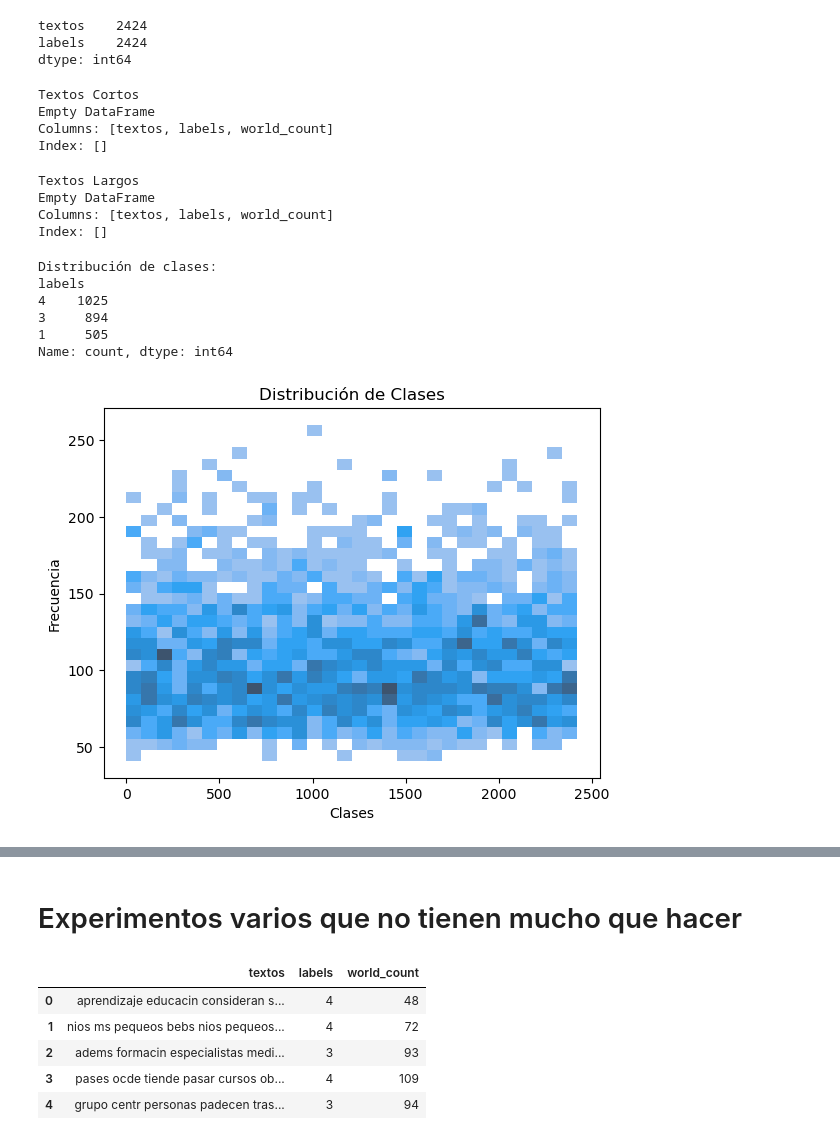
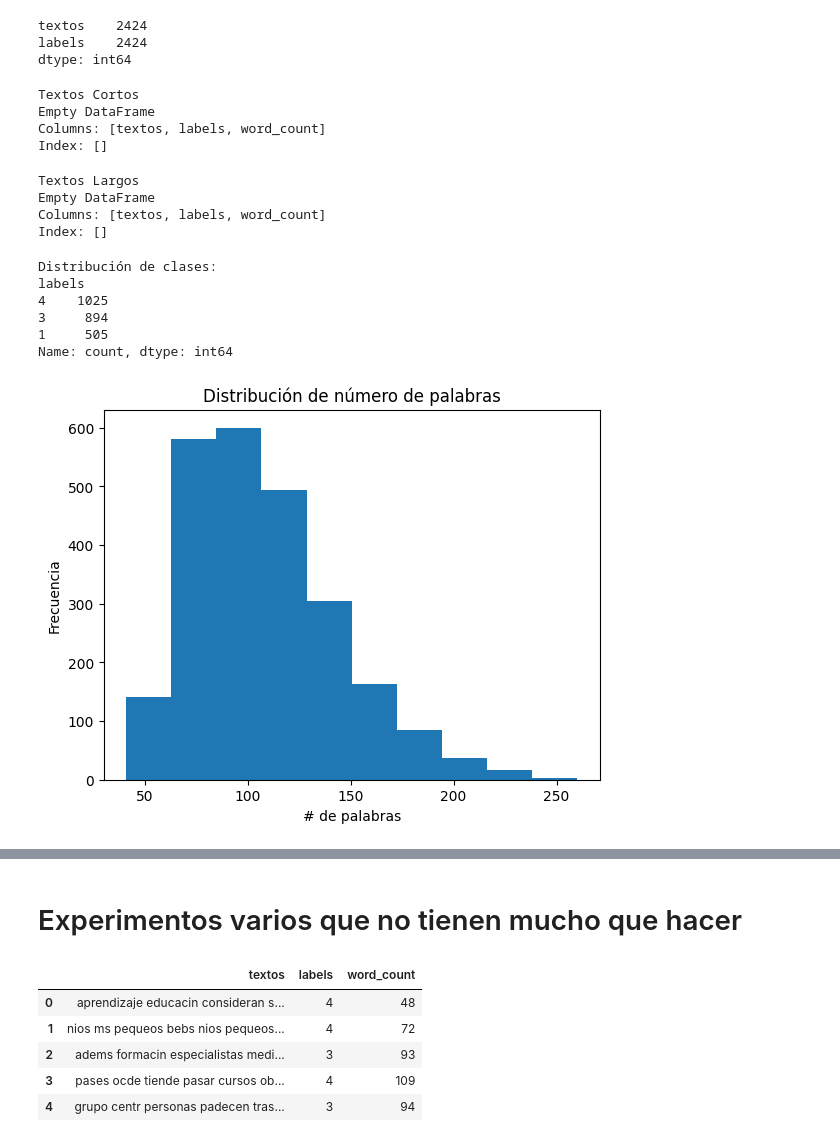
Before and after one commit to BILabsAndProjects/Proyecto1, a Jupyter notebook: exploracion_datos.ipynb, the cells around one changed output, grey strips where cells are left out. Drawn from its saved outputs; the diff is of its cells as text; code cells hidden in the pictures.

```diff
--- a/exploracion_datos.ipynb
+++ b/exploracion_datos.ipynb
@@ -68,22 +74,22 @@ textos    2424
 labels    2424
 dtype: int64
 # %%
-df["world_count"] = df["textos"].apply(lambda x: len(str(x).split()))
+df["word_count"] = df["textos"].apply(lambda x: len(str(x).split()))
 # %%
 print("Textos Cortos")
-print(df[df["world_count"] < 5])
+print(df[df["word_count"] < 5])
 # %% [output]
 Textos Cortos
 Empty DataFrame
-Columns: [textos, labels, world_count]
+Columns: [textos, labels, word_count]
 Index: []
 # %%
 print("Textos Largos")
-print(df[df["world_count"] > 500])
+print(df[df["word_count"] > 500])
 # %% [output]
 Textos Largos
 Empty DataFrame
-Columns: [textos, labels, world_count]
+Columns: [textos, labels, word_count]
 Index: []
 # %%
 # 9. Distribución de etiquetas
@@ -97,13 +103,13 @@ labels
 1     505
 Name: count, dtype: int64
 # %%
-sns.histplot(x= df["world_count"].index, y=df["world_count"].values, bins=30)
-plt.title("Distribución de Clases")
-plt.xlabel("Clases")
+plt.hist(df['word_count'])
+plt.title("Distribución de número de palabras")
+plt.xlabel("# de palabras")
 plt.ylabel("Frecuencia")
 plt.show()
 # %% [output]
-[figure, old version]
+[figure, new version]
 # %%
 sns.barplot(x=df["labels"].value_counts().index, y=df["labels"].value_counts().values)
 plt.title("Distribución de Clases")
@@ -131,12 +137,12 @@ def normalize_text(text):
     doc = ' '.join(filtered_tokens)
     return doc
 
-normalize_corpus = df["textos"].apply(normalize_text)
 df_normalizado = df.copy()
-df_normalizado["textos"] = normalize_corpus
+normalized_corpus = df_normalizado["textos"].apply(normalize_text)
+df_normalizado["textos"] = normalized_corpus
 df_normalizado.head()
 # %% [output]
-|  | textos | labels | world_count |
+|  | textos | labels | word_count |
 | 0 | aprendizaje educacin consideran s... | 4 | 48 |
 | 1 | nios ms pequeos bebs nios pequeos... | 4 | 72 |
 | 2 | adems formacin especialistas medi... | 3 | 93 |
```
Also changed, not shown: parts of 4 cells of this notebook, 1 other file.
